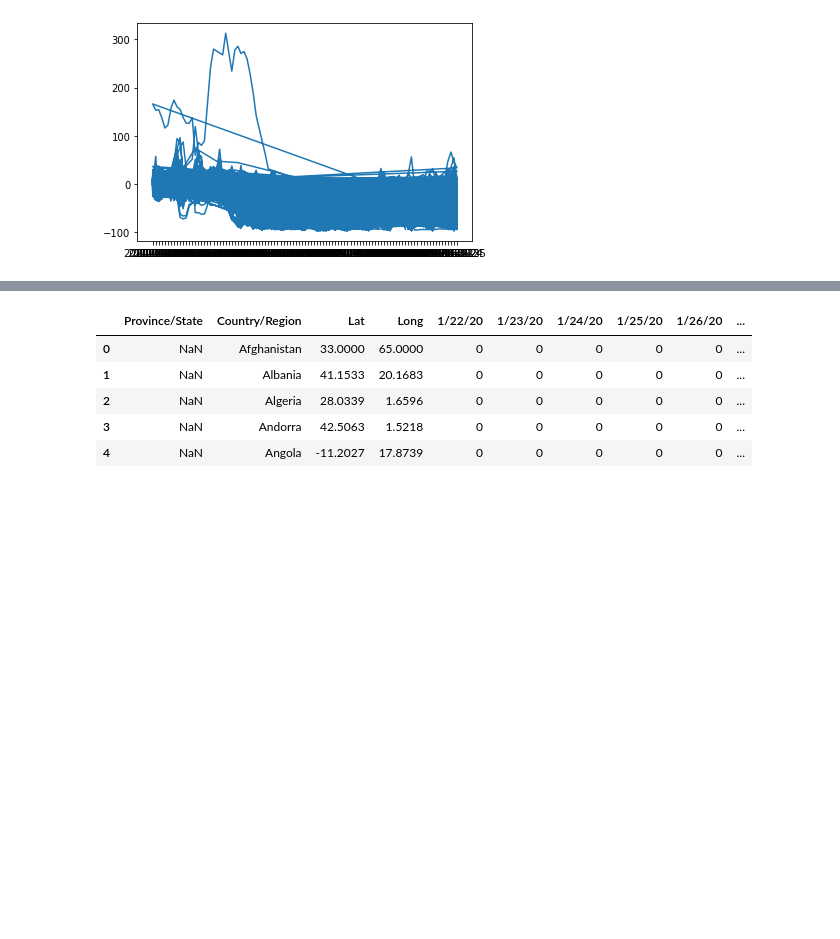
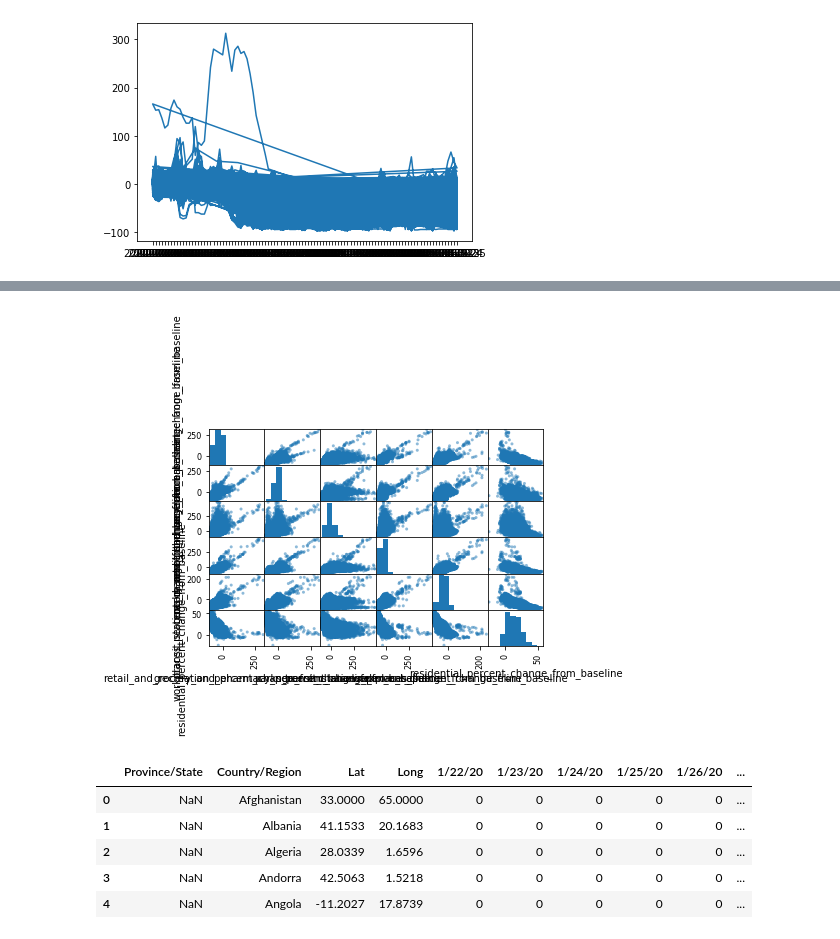
Before and after one commit to bradylange/covid-19-human-factors, a Jupyter notebook: COVID Data analysis.ipynb, the cells around one changed output, grey strips where cells are left out. Cells and saved outputs as stored; diff of their text form; code cells hidden in the pictures; blank space fills up the shorter version.

Commit message:
cleaning cont

```diff
--- a/COVID Data analysis.ipynb
+++ b/COVID Data analysis.ipynb
@@ -101,3 +122,12 @@ plt.show()
+# %%
+from pandas.plotting import scatter_matrix
+attributes = ['retail_and_recreation_percent_change_from_baseline', 'grocery_and_pharmacy_percent_change_from_baseline',
+             'parks_percent_change_from_baseline', 'transit_stations_percent_change_from_baseline',
+              'workplaces_percent_change_from_baseline', 'residential_percent_change_from_baseline']
+scatter_matrix(mClean[attributes])
+plt.show()
+# %% [output]
+[figure, added]
 # %%
 covid_cases = pd.read_csv('time_series_covid_19_confirmed_global.csv')
 # %%
```
Also changed, not shown: parts of 10 cells of this notebook.
